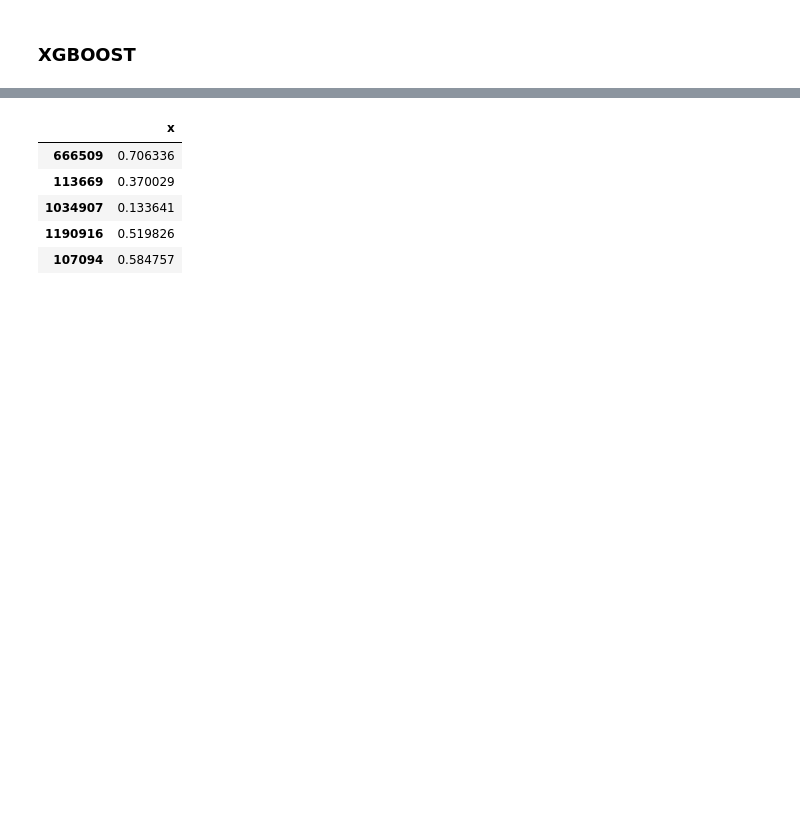
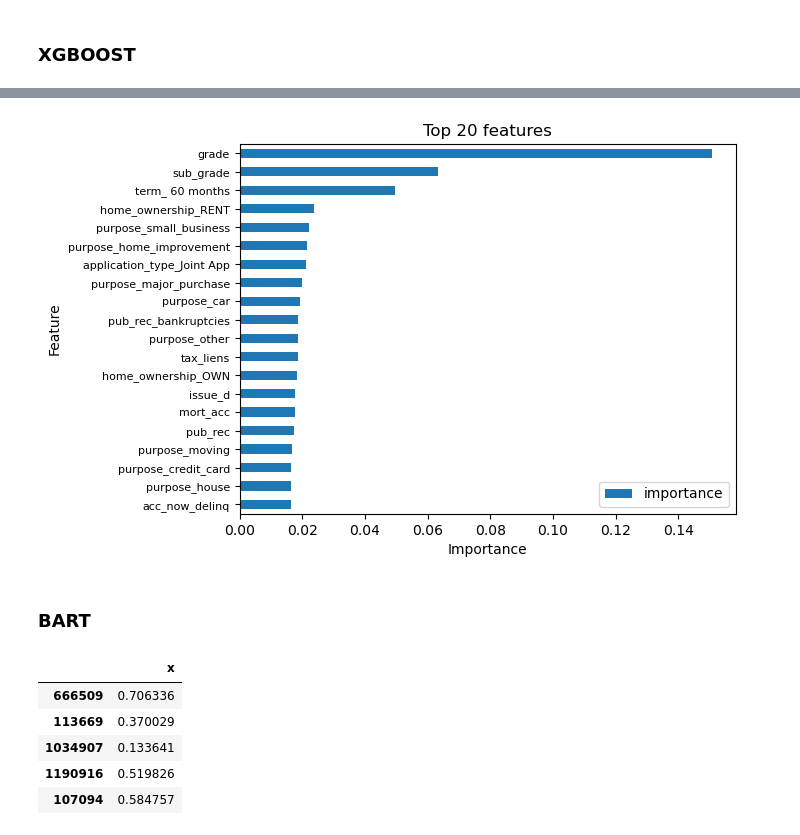
Before and after one commit to G-Mass/MTFI-project, a Jupyter notebook: p2p_lending_credit_risk_assessment.ipynb, the cells around one changed output, grey strips where cells are left out. Drawn from its saved outputs; the diff is of its cells as text; code cells hidden in the pictures; blank space fills up the shorter version.

```diff
--- a/p2p_lending_credit_risk_assessment.ipynb
+++ b/p2p_lending_credit_risk_assessment.ipynb
@@ -1127,3 +1046,20 @@ BART
+# %%
+
+xgboost_ranking = pd.DataFrame({"feature":xgboost_model.feature_names_in_,
+                                     "importance":xgboost_model.feature_importances_}).set_index("feature")
+xgboost_ranking.sort_values("importance",inplace=True,ascending=True)
+# %%
+xgboost_ranking.iloc[-20:].plot(kind='barh',width= .5)
+plt.xlabel('Importance')
+plt.ylabel('Feature')
+plt.title('Top 20 features')
+plt.yticks(fontsize=8)
+plt.savefig("graphs/xgboost_features.svg",facecolor = (1,1,1,0), transparent = True,bbox_inches='tight')
+plt.show()
+# %% [output]
+[figure, added]
+# %% [markdown]
+### BART
 # %%
 # we used R to fit the BART model
 
```
Also changed, not shown: parts of 25 cells of this notebook, 11 other files.
